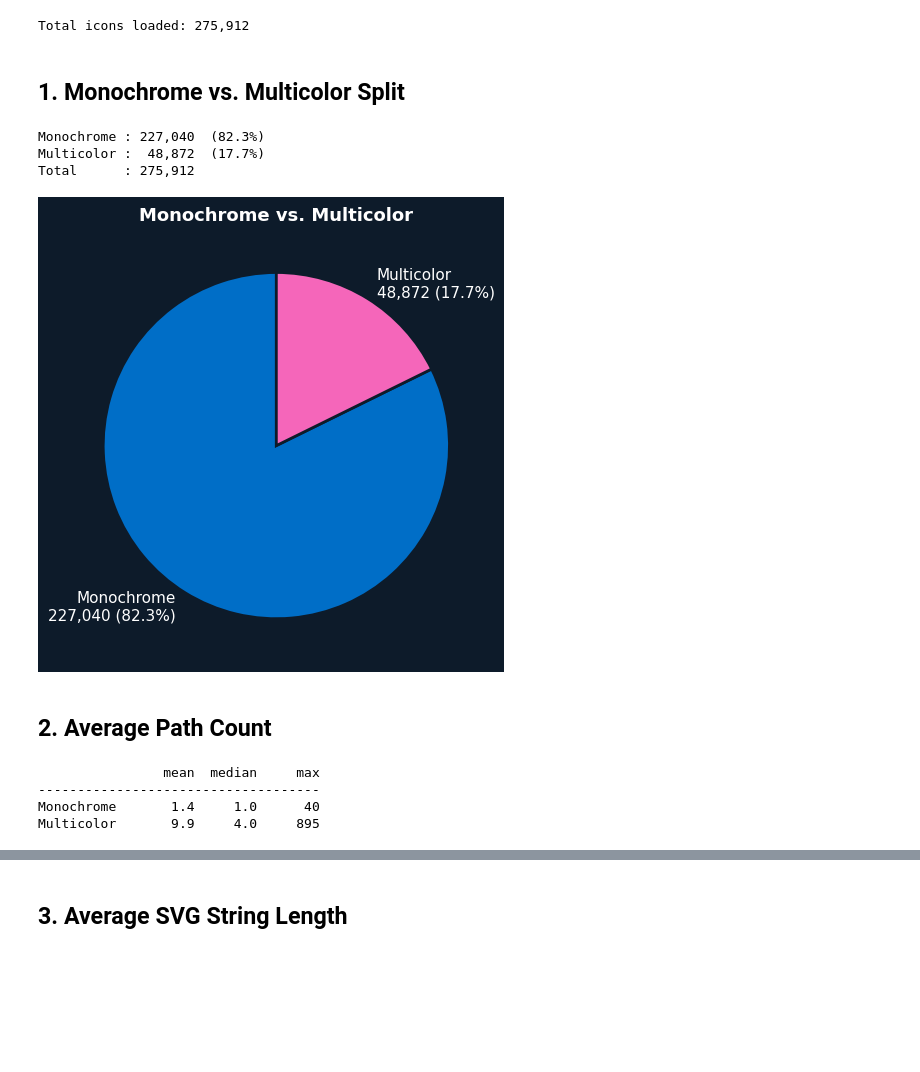
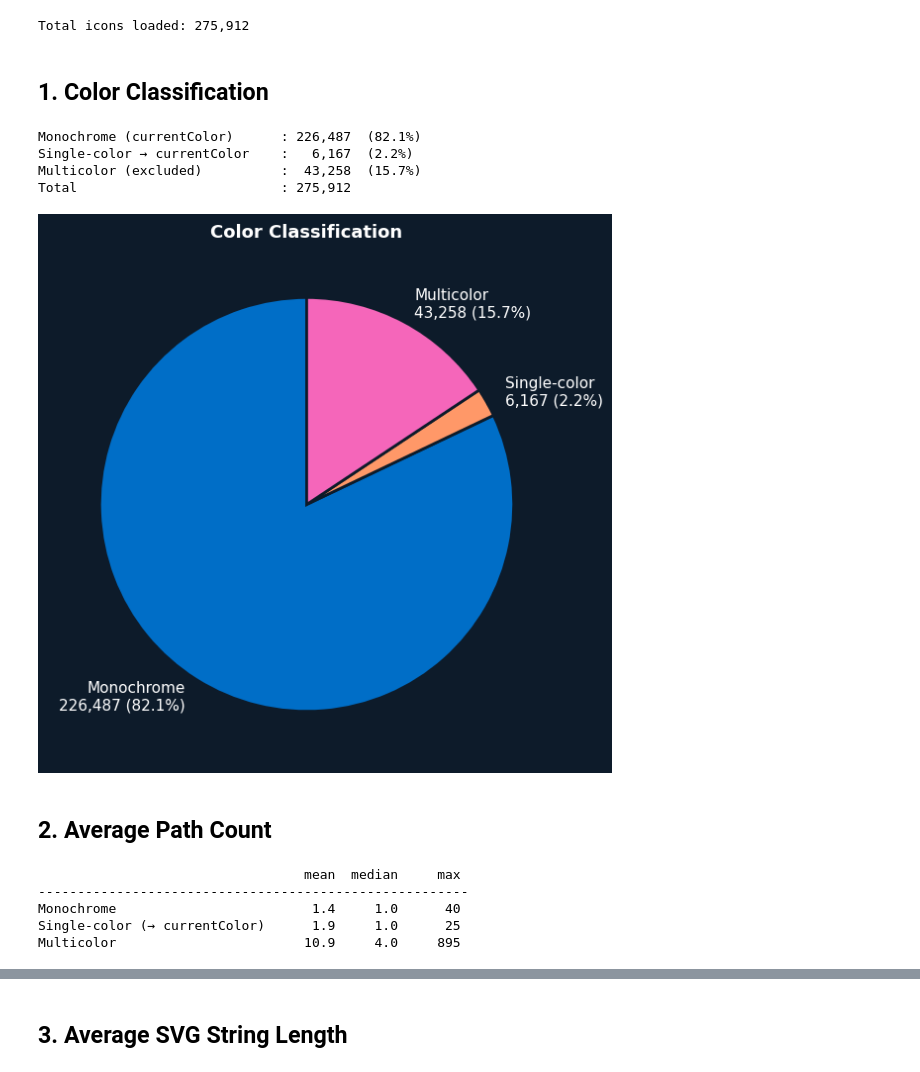
Before and after one commit to yauheniya-adesso/icongenai, a Jupyter notebook: notebooks/01_explore_filtered.ipynb, the cells around one changed output, grey strips where cells are left out. Cells and saved outputs as stored; diff of their text form; code cells hidden in the pictures; blank space fills up the shorter version.

```diff
--- a/notebooks/01_explore_filtered.ipynb
+++ b/notebooks/01_explore_filtered.ipynb
@@ -45,51 +46,79 @@ with open(DATA) as f:
 print(f"Total icons loaded: {len(records):,}")
 # %% [output]
 Total icons loaded: 275,912
+# %%
+_ATTR_COLOR = re.compile(
+    r'(?:fill|stroke|stop-color|color)\s*=\s*["\']([^"\']+)["\']',
+    re.IGNORECASE,
+)
+_STYLE_COLOR = re.compile(
+    r'(?:fill|stroke|stop-color|color)\s*:\s*([^;"\'\s>]+)',
+    re.IGNORECASE,
+)
+_SKIP_COLORS = frozenset({"currentcolor", "none", "inherit", "transparent", ""})
+
+def _classify(svg: str) -> str:
+    vals = _ATTR_COLOR.findall(svg) + _STYLE_COLOR.findall(svg)
+    colors = {v.strip().lower() for v in vals if v.strip().lower() not in _SKIP_COLORS}
+    if not colors:
+        return "monochrome"
+    return "single_color" if len(colors) == 1 else "multicolor"
+
+for r in records:
+    if "color_class" not in r:
+        r["color_class"] = _classify(r["svg"])
 # %% [markdown]
-## 1. Monochrome vs. Multicolor Split
+## 1. Color Classification
 # %%
-mono  = [r for r in records if not r["is_multicolor"]]
-multi = [r for r in records if r["is_multicolor"]]
+mono   = [r for r in records if r["color_class"] == "monochrome"]
+single = [r for r in records if r["color_class"] == "single_color"]
+multi  = [r for r in records if r["color_class"] == "multicolor"]
 
 total = len(records)
-print(f"Monochrome : {len(mono):>7,}  ({len(mono)/total*100:.1f}%)")
-print(f"Multicolor : {len(multi):>7,}  ({len(multi)/total*100:.1f}%)")
-print(f"Total      : {total:>7,}")
+print(f"Monochrome (currentColor)      : {len(mono):>7,}  ({len(mono)/total*100:.1f}%)")
+print(f"Single-color → currentColor    : {len(single):>7,}  ({len(single)/total*100:.1f}%)")
+print(f"Multicolor (excluded)          : {len(multi):>7,}  ({len(multi)/total*100:.1f}%)")
+print(f"Total                          : {total:>7,}")
 # %% [output]
-Monochrome : 227,040  (82.3%)
-Multicolor :  48,872  (17.7%)
-Total      : 275,912
+Monochrome (currentColor)      : 226,487  (82.1%)
+Single-color → currentColor    :   6,167  (2.2%)
+Multicolor (excluded)          :  43,258  (15.7%)
+Total                          : 275,912
 # %%
-fig, ax = plt.subplots(figsize=(5, 5), facecolor=dark_bg)
+fig, ax = plt.subplots(figsize=(6, 6), facecolor=dark_bg)
 ax.pie(
-    [len(mono), len(multi)],
+    [len(mono), len(single), len(multi)],
     labels=[
         f"Monochrome\n{len(mono):,} ({len(mono)/total*100:.1f}%)",
+        f"Single-color\n{len(single):,} ({len(single)/total*100:.1f}%)",
         f"Multicolor\n{len(multi):,} ({len(multi)/total*100:.1f}%)",
     ],
-    colors=[blue, pink],
+    colors=[blue, orange, pink],
     startangle=90,
     wedgeprops=dict(linewidth=2, edgecolor=dark_bg),
     textprops=dict(color=white, fontsize=11),
 )
-ax.set_title("Monochrome vs. Multicolor", fontsize=13, color=white, fontweight="bold")
+ax.set_title("Color Classification", fontsize=13, color=white, fontweight="bold")
 plt.tight_layout()
 plt.show()
 # %% [output]
-[figure, old version]
+[figure, new version]
 # %% [markdown]
 ## 2. Average Path Count
 # %%
-mono_paths  = np.array([r["path_count"] for r in mono])
-multi_paths = np.array([r["path_count"] for r in multi])
+mono_paths   = np.array([r["path_count"] for r in mono])
+single_paths = np.array([r["path_count"] for r in single])
+multi_paths  = np.array([r["path_count"] for r in multi])
 
-print(f"{'':12s}  {'mean':>6}  {'median':>6}  {'max':>6}")
-print("-" * 36)
-print(f"{'Monochrome':12s}  {mono_paths.mean():6.1f}  {np.median(mono_paths):6.1f}  {mono_paths.max():6,}")
-print(f"{'Multicolor':12s}  {multi_paths.mean():6.1f}  {np.median(multi_paths):6.1f}  {multi_paths.max():6,}")
+print(f"{'':30s}  {'mean':>6}  {'median':>6}  {'max':>6}")
+print("-" * 55)
+print(f"{'Monochrome':30s}  {mono_paths.mean():6.1f}  {np.median(mono_paths):6.1f}  {mono_paths.max():6,}")
+print(f"{'Single-color (→ currentColor)':30s}  {single_paths.mean():6.1f}  {np.median(single_paths):6.1f}  {single_paths.max():6,}")
+print(f"{'Multicolor':30s}  {multi_paths.mean():6.1f}  {np.median(multi_paths):6.1f}  {multi_paths.max():6,}")
 # %% [output]
-                mean  median     max
-------------------------------------
-Monochrome       1.4     1.0      40
-Multicolor       9.9     4.0     895
+                                  mean  median     max
+-------------------------------------------------------
+Monochrome                         1.4     1.0      40
+Single-color (→ currentColor)      1.9     1.0      25
+Multicolor                        10.9     4.0     895
 # %%
```
Also changed, not shown: parts of 11 cells of this notebook, 5 other files.
